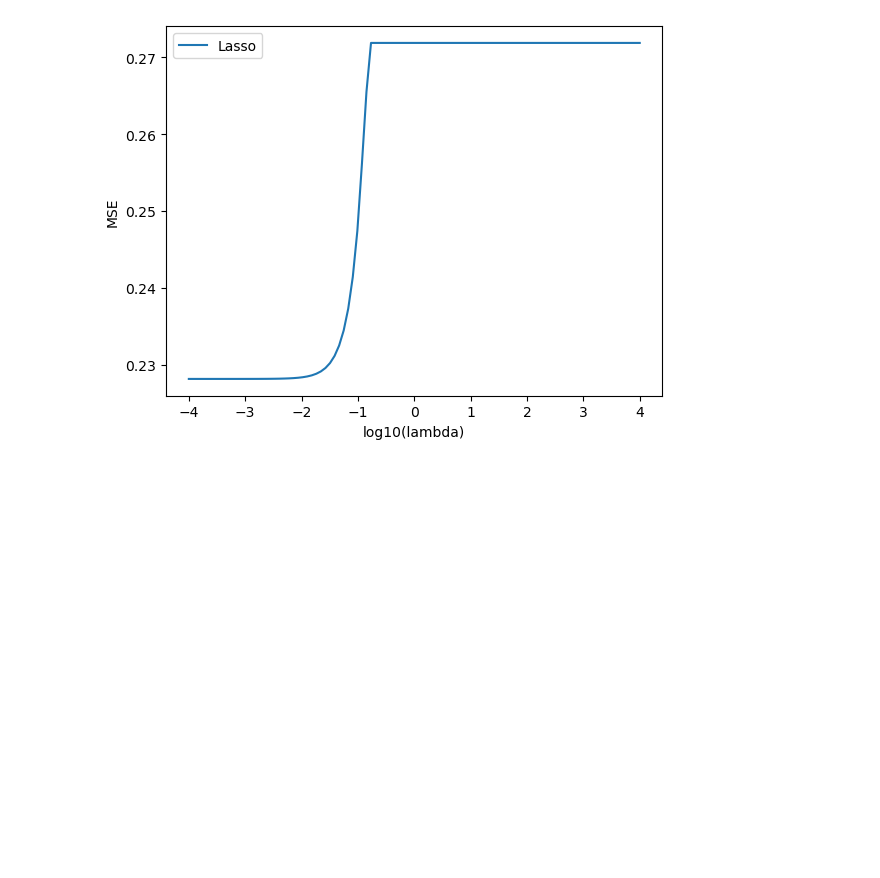
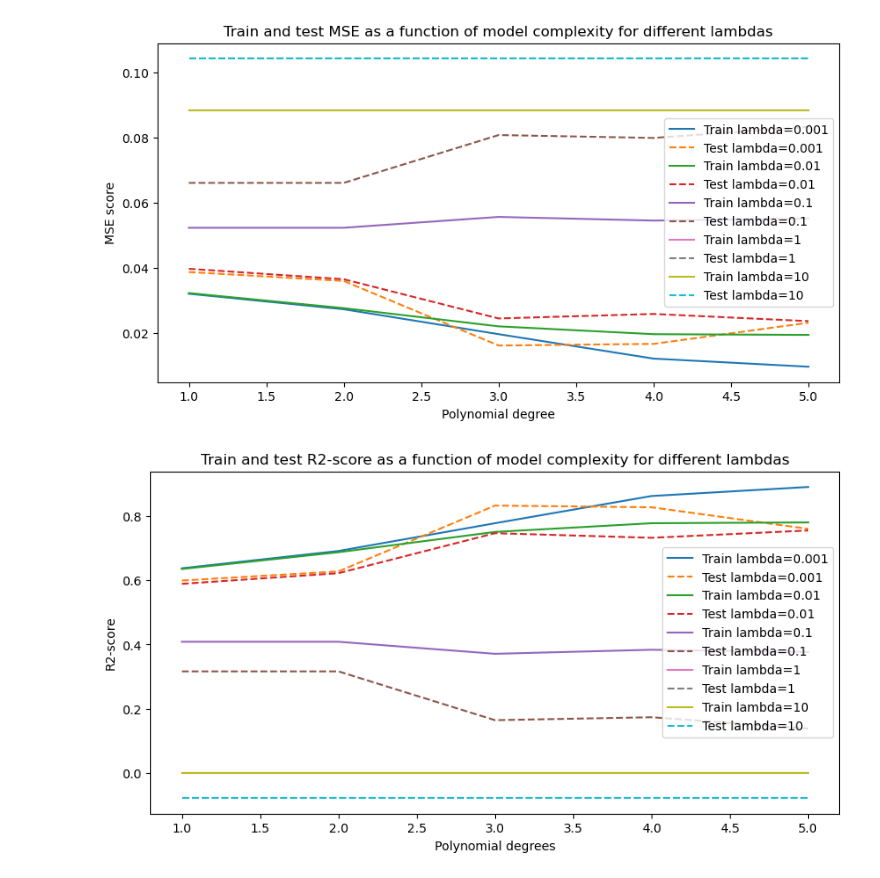
Before and after one commit to martin-og-ingar/FYS-STK4155-Project1, a Jupyter notebook: src/partC.ipynb, the cells around one changed output. Cells and saved outputs as stored; diff of their text form; code cells hidden in the pictures; blank space fills up the shorter version.

Commit message:
updated Lasso regression

```diff
--- a/src/partC.ipynb
+++ b/src/partC.ipynb
@@ -9,45 +9,80 @@ from script import FrankeFunction
 # %%
 ## WEEK 36 example WITH LASSO REGRESSION ##
 # Franke function
-from sklearn import linear_model
+from sklearn.linear_model import Lasso
 
 # Generate data
 np.random.seed(42)
 n = 100
 x = np.random.uniform(0, 1, n)
 y = np.random.uniform(0, 1, n)
 noise = 0.1*np.random.normal(0, 1, n)
 Z = FrankeFunction(x, y) + noise
 
 scaler_x = StandardScaler()
 scaler_y = StandardScaler()
 
 x_scaled = scaler_x.fit_transform(x.reshape(-1,1))
 y_scaled = scaler_y.fit_transform(y.reshape(-1,1))
 
 x_combined = np.hstack((x_scaled, y_scaled))
 
+
 # Split the data into training and test data
 x_train, x_test, z_train, z_test = train_test_split(x_combined, Z, test_size=0.2)
 
 
-degrees = range(1,6)
+lambda_values = [0.001, 0.01, 0.1, 1, 10]
+r2_values = {lmb: [] for lmb in lambda_values}
+mse_values = {lmb: [] for lmb in lambda_values}
+mse_values_test = {lmb: [] for lmb in lambda_values}
+r2_values_test = {lmb: [] for lmb in lambda_values}
+degrees = range(1, 6)
 
-mse_lasso_values = np.zeros(n)
-lambdas = np.logspace(-4,4, n)
+for degree in degrees:
+  poly = PolynomialFeatures(degree=degree)
+  x_train_poly = poly.fit_transform(x_train)
+  x_test_poly = poly.transform(x_test)
 
-for i in range(n):
-    lmb = lambdas[i]
-    lasso = linear_model.Lasso(lmb, fit_intercept=False)
-    lasso.fit(x_train, z_train)
-    y_pred_lasso = lasso.predict(x_train)
-    mse_lasso_values[i] = mean_squared_error(z_train, y_pred_lasso)
+  for lmb in lambda_values:
+    lasso = Lasso(alpha=lmb, max_iter=10000)
+    lasso.fit(x_train_poly, z_train)
 
-plt.figure()
-plt.plot(np.log10(lambdas), mse_lasso_values, label='Lasso')
-plt.xlabel('log10(lambda)')
-plt.ylabel('MSE')
+    z_pred_train = lasso.predict(x_train_poly)
+    z_pred_test = lasso.predict(x_test_poly)
+
+    mse_train = mean_squared_error(z_train, z_pred_train)
+    mse_test = mean_squared_error(z_test, z_pred_test)
+    r2_train = r2_score(z_train, z_pred_train)
+    r2_test = r2_score(z_test, z_pred_test)
+
+    mse_values[lmb].append(mse_train)
+    r2_values[lmb].append(r2_train)
+    mse_values_test[lmb].append(mse_test)
+    r2_values_test[lmb].append(r2_test)
+
+
+plt.figure(figsize=(10,5))
+for lmb in lambda_values:
+  plt.plot(degrees, mse_values[lmb], linestyle='-', label=f"Train lambda={lmb}")
+  plt.plot(degrees, mse_values_test[lmb], linestyle='--', label=f"Test lambda={lmb}")
+
+plt.xlabel("Polynomial degree")
+plt.ylabel("MSE score")
+plt.title("Train and test MSE as a function of model complexity for different lambdas")
 plt.legend()
 plt.show()
+
+plt.figure(figsize=(10,5))
+for lmb in lambda_values:
+  plt.plot(degrees, r2_values[lmb], linestyle='-', label=f"Train lambda={lmb}")
+  plt.plot(degrees, r2_values_test[lmb], linestyle='--', label=f"Test lambda={lmb}")
+
+plt.xlabel("Polynomial degrees")
+plt.ylabel("R2-score")
+plt.title("Train and test R2-score as a function of model complexity for different lambdas")
+plt.legend()
+plt.show()
 # %% [output]
-[figure, old version]
+[figure, new version]
+[figure, added]
```
